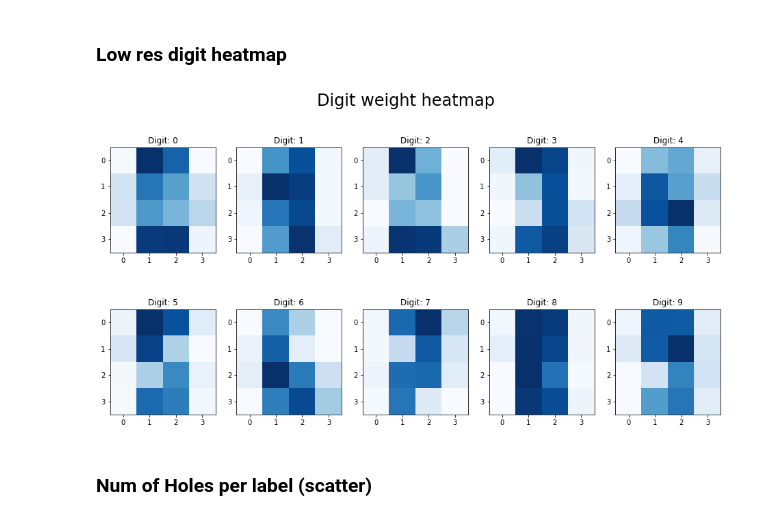
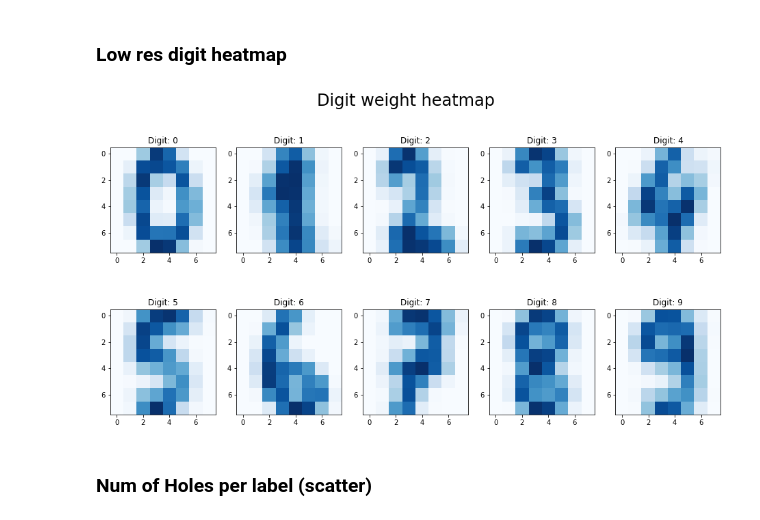
Before and after one commit to jsmienk/IML, a Jupyter notebook: notebooks/feature_analysis.ipynb, the cells around one changed output. Cells and saved outputs as stored; diff of their text form; code cells hidden in the pictures.

```diff
--- a/notebooks/feature_analysis.ipynb
+++ b/notebooks/feature_analysis.ipynb
@@ -22,7 +22,7 @@ import numpy as np
 SIZE = 32
 # %%
 # IMPORTING OUR DATASET
-data = pd.read_csv('../dataset-numpy/dataset.csv')
+data = pd.read_csv('../dataset-numpy/dataset_extended.csv')
 data.describe()
 # %% [output]
 |  | area | contours | radius | circle_dist | rect_dist | hull_radius | aspect_ratio | centroid_x | centroid_y | ... |
@@ -213,23 +213,24 @@ ax.legend()
 ### Low res digit heatmap
 # %%
 means = data_by_label.mean()
+COUNT = 8
 def mean_weight_matrix(label):
-    m = np.zeros((4,4))
-    for x in range(4):
-        for y in range(4):
+    m = np.zeros((COUNT,COUNT))
+    for x in range(COUNT):
+        for y in range(COUNT):
             m[x][y] = means['_'.join(['weight',str(x),str(y)])][label]
     return m
 
 fig, axs = plt.subplots(2, int(LABEL_SIZE / 2), figsize=(16,8))
 fig.suptitle('Digit weight heatmap', fontsize=24)
 for i in range(LABEL_SIZE):
     sub_fig = axs[1 if i > (LABEL_SIZE / 2.0 - 1) else 0][int(i % (LABEL_SIZE / 2))]
     sub_fig.set_title('Digit: ' + str(i))
     sub_fig.imshow(mean_weight_matrix(i), cmap='Blues', interpolation='nearest')
 
 # fig.savefig('label_weight_heatmaps.png', dpi=200, bbox_inches='tight')
 # %% [output]
-[figure, old version]
+[figure, new version]
 # %% [markdown]
 ### Num of Holes per label (scatter)
 # %%
```
Also changed, not shown: parts of 5 cells of this notebook, 3 other files.
